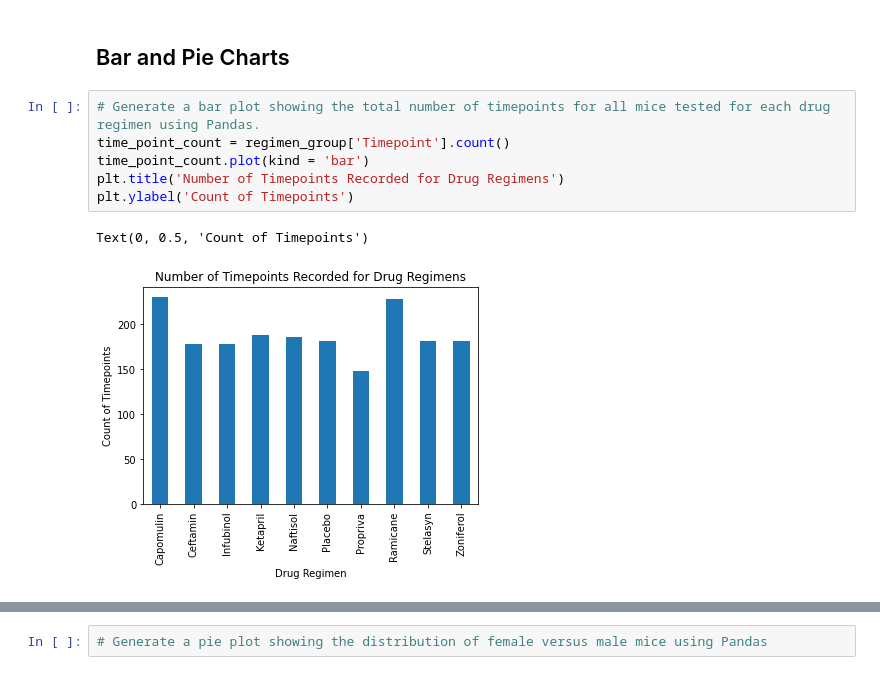
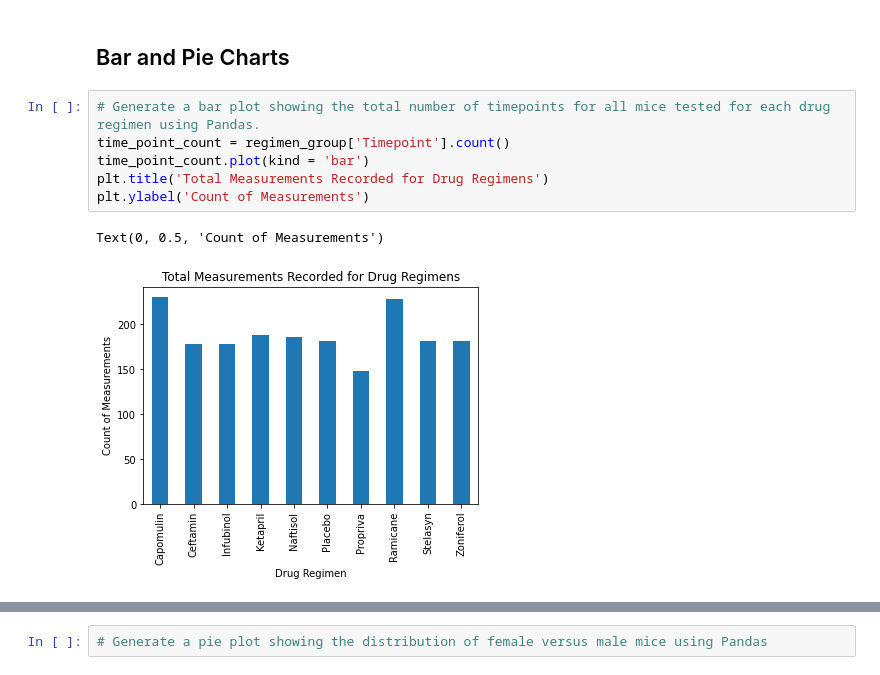
Before and after one commit to cjdance/matplotlib-challenge, a Jupyter notebook: Pymaceuticals/pymaceuticals_starter.ipynb, the cells around one changed output, grey strips where cells are left out. Saved outputs shown, nothing was run; the diff lists cells and outputs as text.

Commit message:
Updated titles and labels on bar charts to be more descriptive.

```diff
--- a/Pymaceuticals/pymaceuticals_starter.ipynb
+++ b/Pymaceuticals/pymaceuticals_starter.ipynb
@@ -154,12 +155,12 @@ tumor_sum2
 # %%
 # Generate a bar plot showing the total number of timepoints for all mice tested for each drug regimen using Pandas.
 time_point_count = regimen_group['Timepoint'].count()
 time_point_count.plot(kind = 'bar')
-plt.title('Number of Timepoints Recorded for Drug Regimens')
-plt.ylabel('Count of Timepoints')
+plt.title('Total Measurements Recorded for Drug Regimens')
+plt.ylabel('Count of Measurements')
 # %% [output]
-Text(0, 0.5, 'Count of Timepoints')
+Text(0, 0.5, 'Count of Measurements')
-[figure, old version]
+[figure, new version]
 # %%
 # Generate a bar plot showing the total number of timepoints for all mice tested for each drug regimen using pyplot.
 x_axis = np.arange(len(regimen_group))
```
Also changed, not shown: parts of 2 cells of this notebook.
